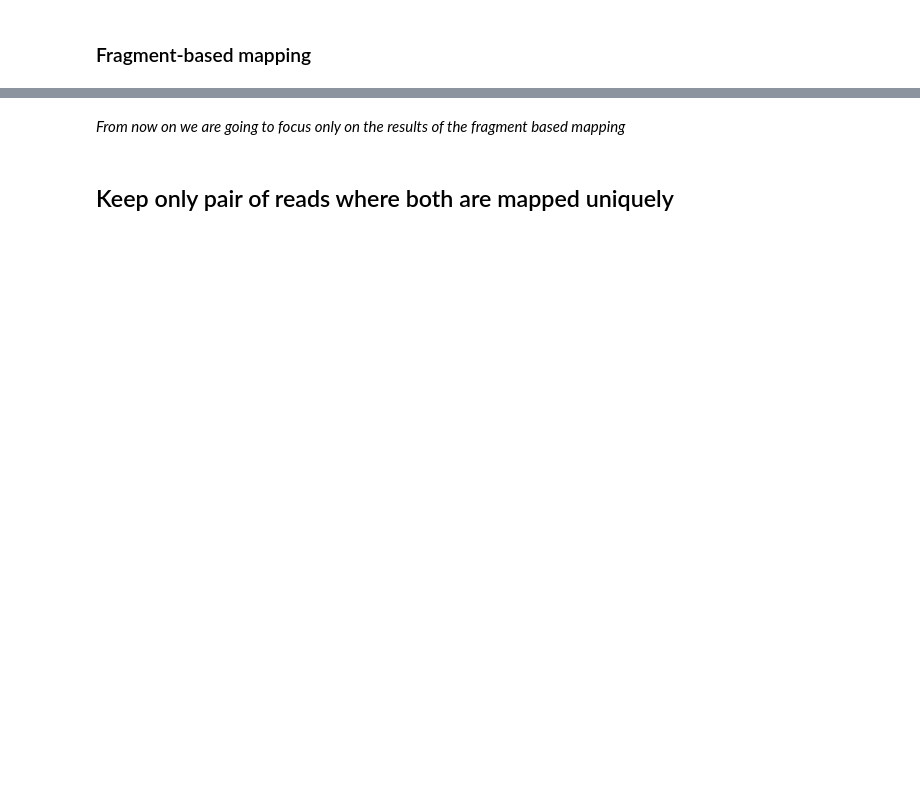
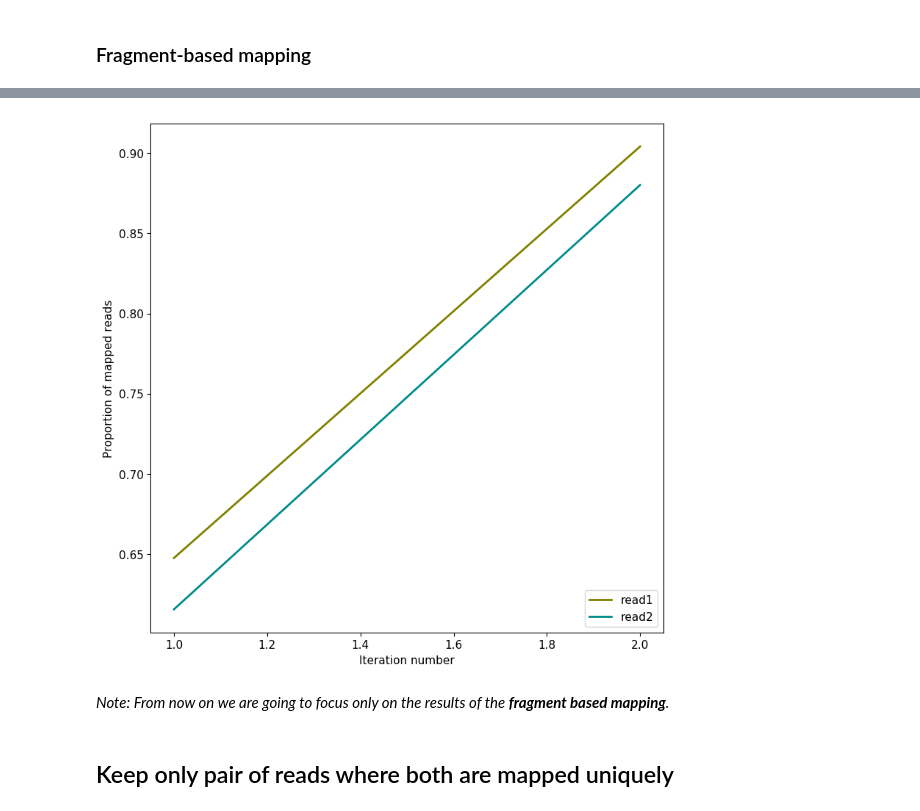
Before and after one commit to 3DGenomes/MethodsMolBiol, a Jupyter notebook: Notebooks/02-Parsing mapped reads.ipynb, the cells around one changed output, grey strips where cells are left out. Drawn from its saved outputs; the diff is of its cells as text; code cells hidden in the pictures; blank space fills up the shorter version.

```diff
--- a/Notebooks/02-Parsing mapped reads.ipynb
+++ b/Notebooks/02-Parsing mapped reads.ipynb
@@ -119,11 +129,13 @@ loading file: results/fragment/mouse_B_rep1/01_mapping/mapped_mouse_B_rep1_r1/mo
 reads1 = 'results/fragment/{0}_{1}/02_parsing/reads1_{0}_{1}.tsv'.format(cell, rep)
 reads2 = 'results/fragment/{0}_{1}/02_parsing/reads2_{0}_{1}.tsv'.format(cell, rep)
 # %%
-total_reads = 150000000
+total_reads = 100000000
 
 lengths = plot_iterative_mapping(reads1, reads2, total_reads)
+# %% [output]
+[figure, added]
 # %% [markdown]
-_From now on we are going to focus only on the results of the fragment based mapping_
+_Note: From now on we are going to focus only on the results of the __fragment based mapping__._
 # %% [markdown]
 ## Keep only pair of reads where both are mapped uniquely
 # %%
```
Also changed, not shown: parts of 21 cells of this notebook, 1 other file.
